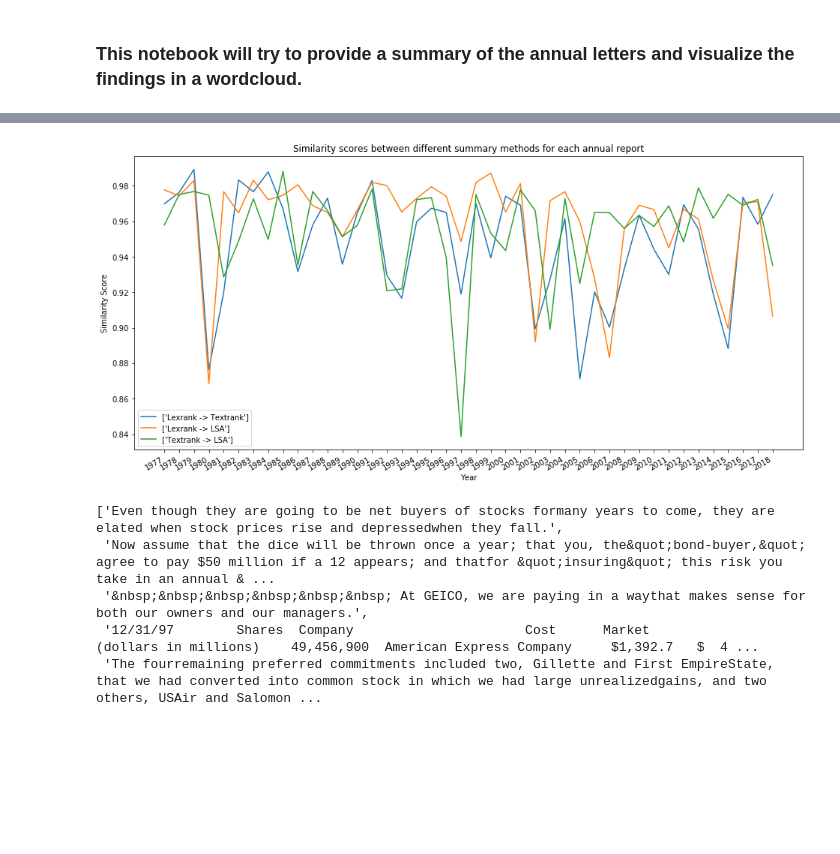
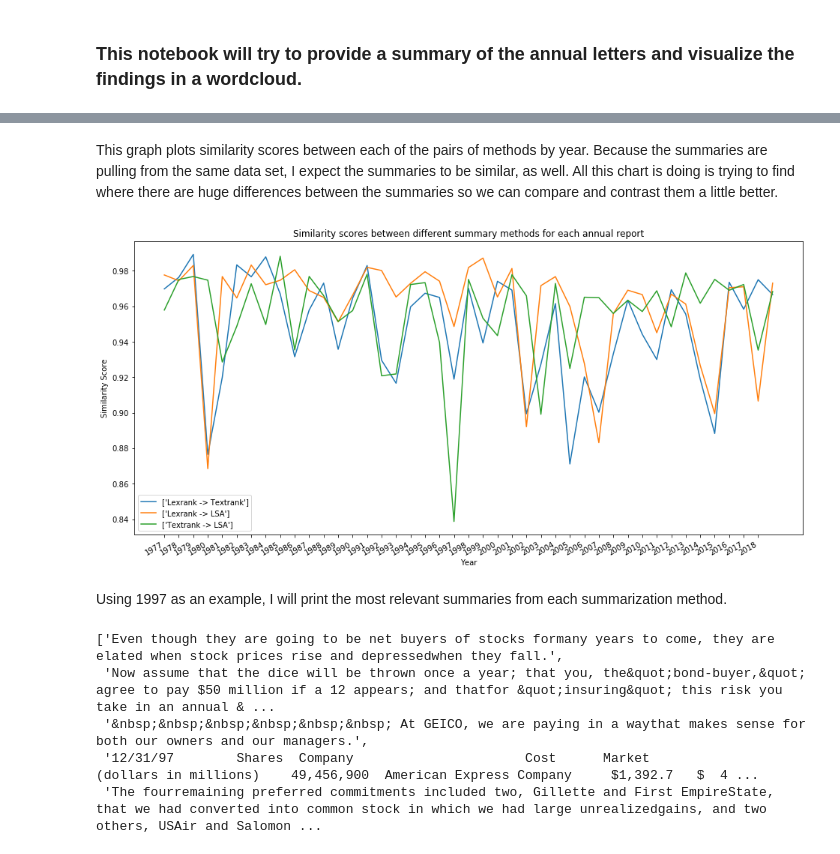
Before and after one commit to tomhalloin/berkshire, a Jupyter notebook: Capstone Project 2 Part 4.ipynb, the cells around one changed output, grey strips where cells are left out. Cells and saved outputs as stored; diff of their text form; code cells hidden in the pictures; blank space fills up the shorter version.

```diff
--- a/Capstone Project 2 Part 4.ipynb
+++ b/Capstone Project 2 Part 4.ipynb
@@ -26,8 +41,8 @@ import gc
 
 # Storing the summaries as a list
 lexrank = []
-for year in range(1977, 2019):
-    file = f'clean_letters/{year}_letter.txt'
+for year in tqdm(range(1977, 2020)):
+    file = f'../clean_letters/{year}_letter.txt'
     parser = PlaintextParser.from_file(file, Tokenizer('english'))
     summarizer = LexRankSummarizer()
     #Summarize the document with sentences
@@ -42,8 +59,8 @@ for year in range(1977, 2019):
 # Part 2: TextRank
 
 textrank = []
-for year in range(1977, 2019):
-    file = f'clean_letters/{year}_letter.txt'
+for year in tqdm(range(1977, 2020)):
+    file = f'../clean_letters/{year}_letter.txt'
     parser = PlaintextParser.from_file(file, Tokenizer('english'))
     summarizer = TextRankSummarizer()
     #Summarize the document with sentences
@@ -58,8 +77,8 @@ for year in range(1977, 2019):
 # Part 3: LSA
 
 lsa = []
-for year in range(1977, 2019):
-    file = f'clean_letters/{year}_letter.txt'
+for year in tqdm(range(1977, 2020)):
+    file = f'../clean_letters/{year}_letter.txt'
     parser = PlaintextParser.from_file(file, Tokenizer('english'))
     summarizer = LsaSummarizer()
     #Summarize the document with sentences
@@ -76,11 +94,10 @@ nlp = spacy.load("en_core_web_lg")
 # %%
-
 # Create a doc out of the yearly summaries
 
 similarity_ab = []
 similarity_bc = []
 similarity_ac = []
-for summary in range(42):
+for summary in tqdm(range(43)):
     nlp_lexrank = nlp(str(lexrank[summary][0:4]))
     nlp_textrank = nlp(str(textrank[summary][0:4]))
     nlp_lsa = nlp(str(lsa[summary][0:4]))
@@ -94,25 +113,29 @@ for summary in range(42):
+# %% [markdown]
+This graph plots similarity scores between each of the pairs of methods by year. Because the summaries are pulling from the same data set, I expect the summaries to be similar, as well. All this chart is doing is trying to find where there are huge differences between the summaries so we can compare and contrast them a little better.
 # %%
-import matplotlib.pyplot as plt
+
 
 # If the graph does not appear, try running the cell again.
 
 f, ax = plt.subplots(figsize=(16, 8))
 plt.plot(similarity_ab)
 plt.plot(similarity_ac)
 plt.plot(similarity_bc)
 plt.legend([['Lexrank -> Textrank'], ['Lexrank -> LSA'], ['Textrank -> LSA']])
 
 ax.set_title('Similarity scores between different summary methods for each annual report')
 ax.set_xticks([x for x in range(42)])
-ax.set_xticklabels([str(x) for x in range(1977, 2019)])
+ax.set_xticklabels([str(x) for x in range(1977, 2020)])
 ax.set_ylabel('Similarity Score')
 ax.set_xlabel('Year')
 
 f.autofmt_xdate()
 
 plt.show()
 # %% [output]
-[figure, old version]
+[figure, new version]
+# %% [markdown]
+Using 1997 as an example, I will print the most relevant summaries from each summarization method.
 # %%
 lexrank[20]
 # %% [output]
```
Also changed, not shown: parts of 13 cells of this notebook, 3 other files.
